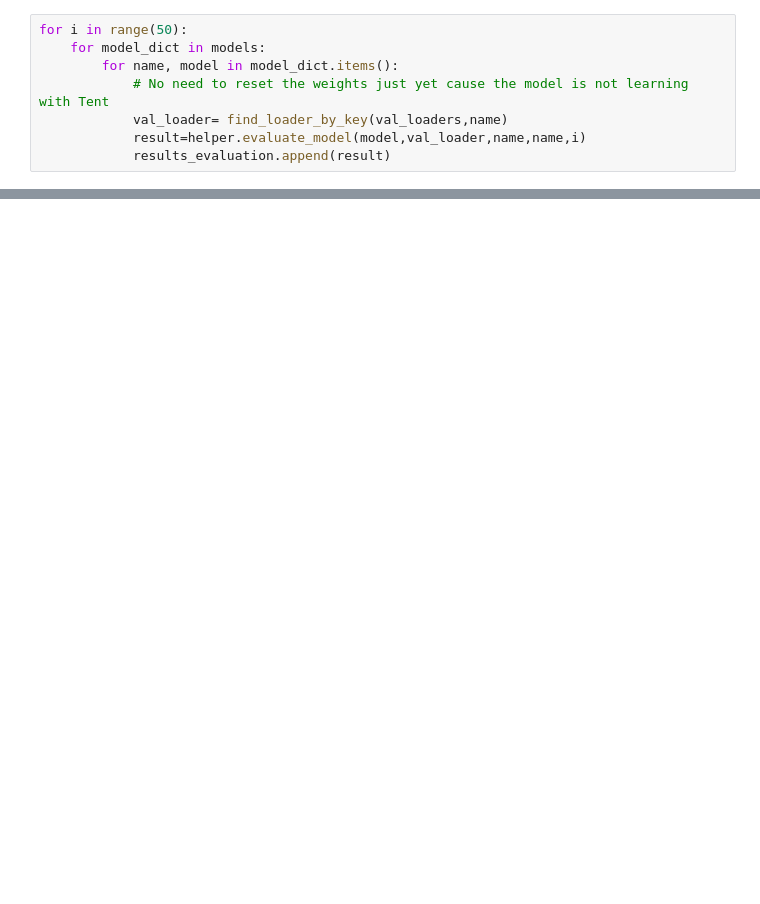
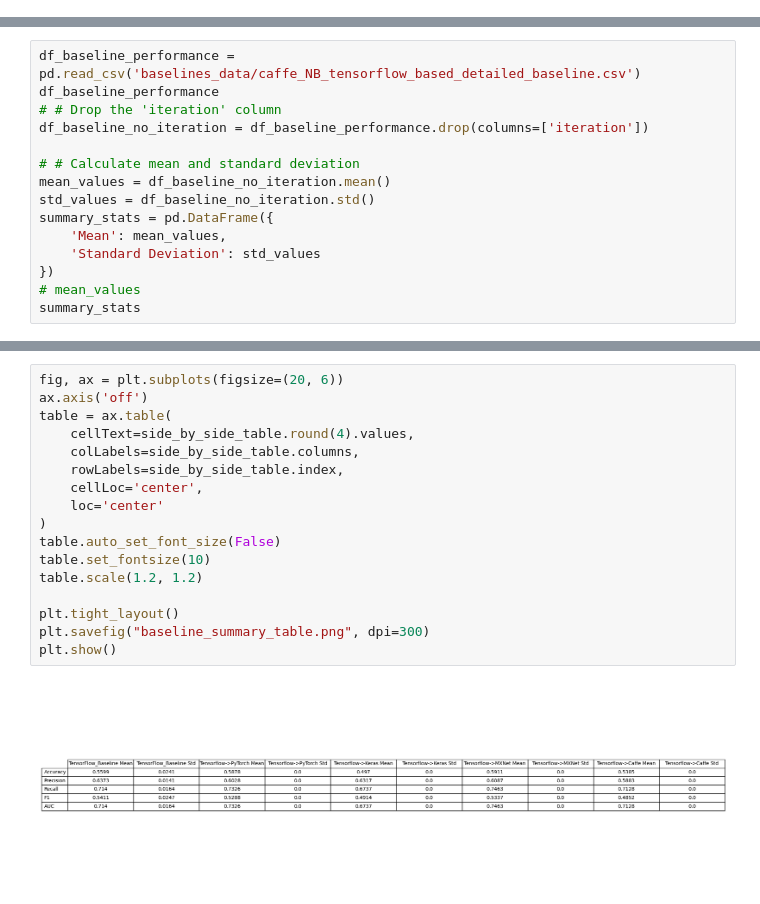
Before and after one commit to Dwikavindra/ISE, a Jupyter notebook: lab1/classification_all.ipynb, the cells around one changed output, grey strips where cells are left out. Drawn from its saved outputs; the diff is of its cells as text; blank space fills up the shorter version.

```diff
--- a/lab1/classification_all.ipynb
+++ b/lab1/classification_all.ipynb
@@ -120,8 +0,0 @@ results_evaluation=[]
-# %%
-for i in range(50):
-    for model_dict in models:
-        for name, model in model_dict.items():
-            # No need to reset the weights just yet cause the model is not learning with Tent
-            val_loader= find_loader_by_key(val_loaders,name)
-            result=helper.evaluate_model(model,val_loader,name,name,i)
-            results_evaluation.append(result)
@@ -417,0 +201,15 @@ KeyboardInterrupt:
+# %%
+df_baseline_performance = pd.read_csv('baselines_data/caffe_NB_tensorflow_based_detailed_baseline.csv')
+df_baseline_performance
+# # Drop the 'iteration' column
+df_baseline_no_iteration = df_baseline_performance.drop(columns=['iteration'])
+
+# # Calculate mean and standard deviation
+mean_values = df_baseline_no_iteration.mean()
+std_values = df_baseline_no_iteration.std()
+summary_stats = pd.DataFrame({
+    'Mean': mean_values,
+    'Standard Deviation': std_values
+})
+# mean_values
+summary_stats
@@ -417,0 +335,19 @@ KeyboardInterrupt:
+# %%
+fig, ax = plt.subplots(figsize=(20, 6))
+ax.axis('off')
+table = ax.table(
+    cellText=side_by_side_table.round(4).values,
+    colLabels=side_by_side_table.columns,
+    rowLabels=side_by_side_table.index,
+    cellLoc='center',
+    loc='center'
+)
+table.auto_set_font_size(False)
+table.set_fontsize(10)
+table.scale(1.2, 1.2)
+
+plt.tight_layout()
+plt.savefig("baseline_summary_table.png", dpi=300)
+plt.show()
+# %% [output]
+[figure, added]
```
Also changed, not shown: parts of 71 cells of this notebook, 37 other files.
